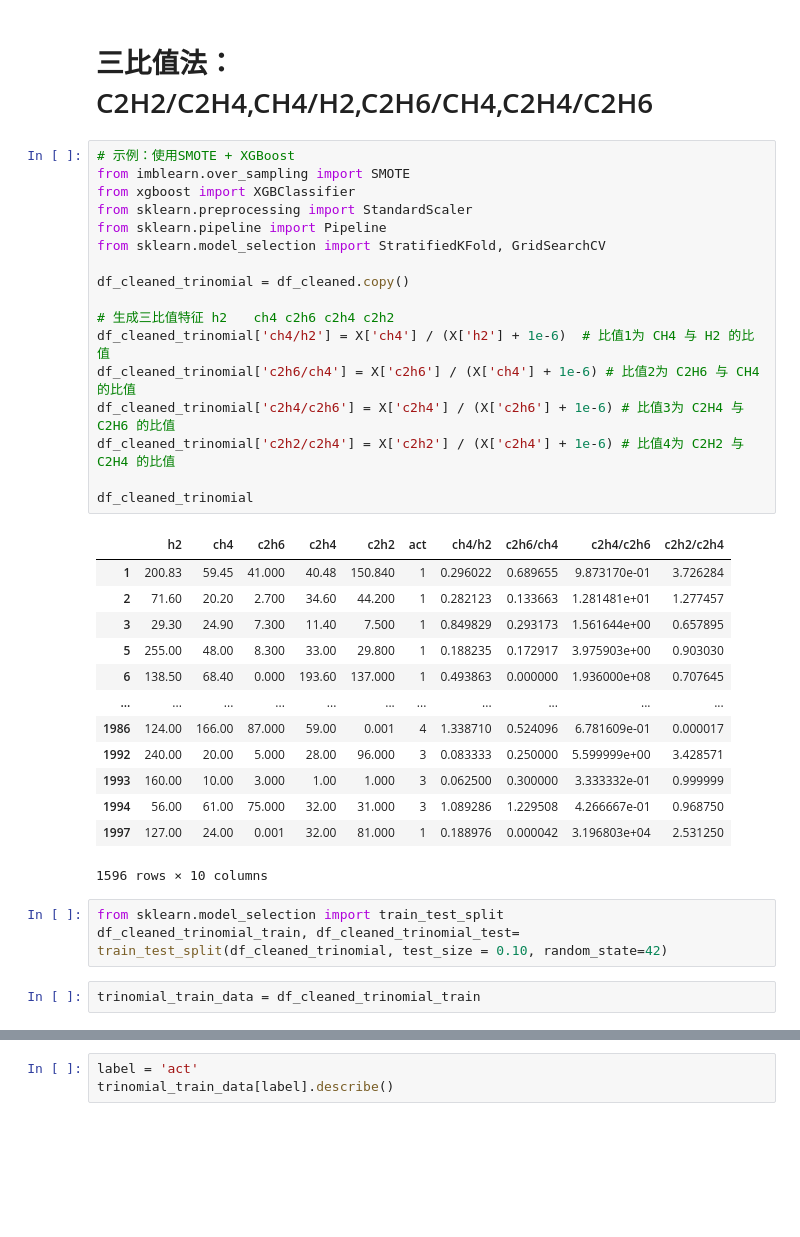
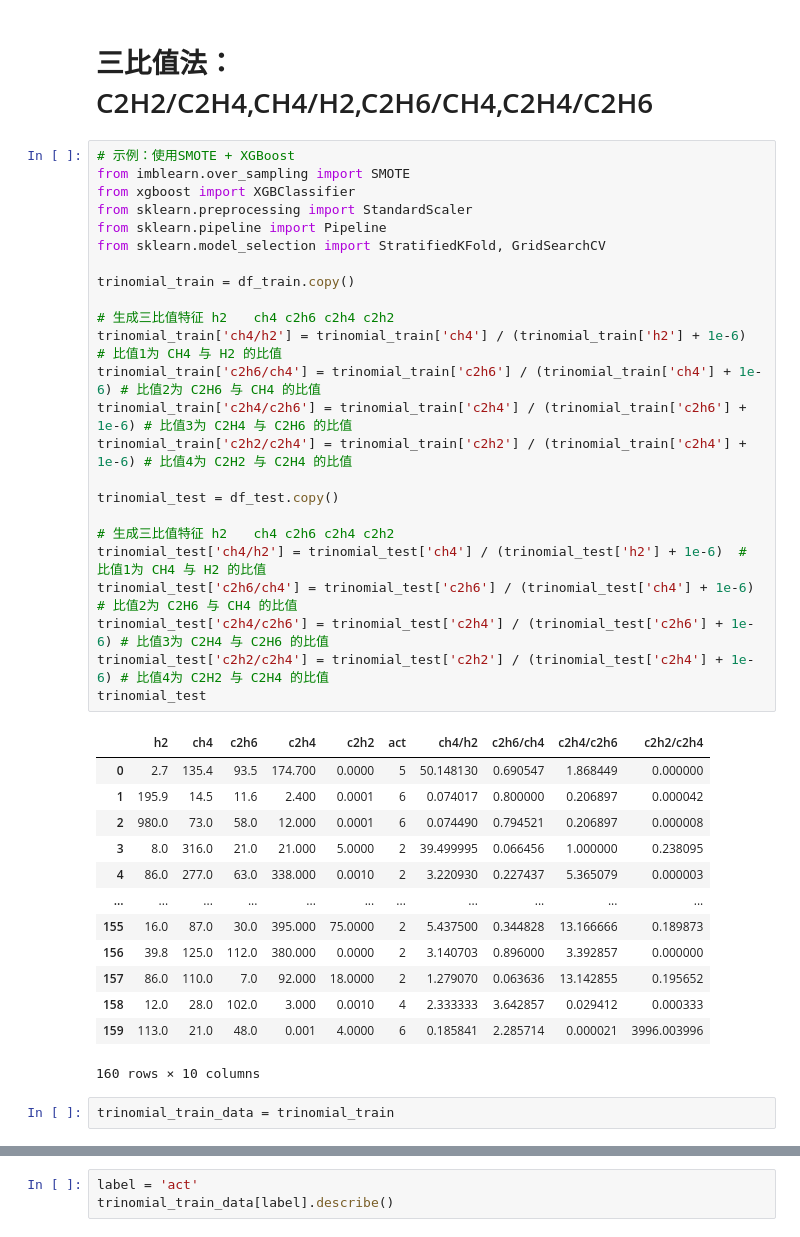
Before and after one commit to Sihan0229/DGA, a Jupyter notebook: Dissolved-Gas-Analysis/DGA_classifer.ipynb, the cells around one changed output, grey strips where cells are left out. Drawn from its saved outputs; the diff is of its cells as text; blank space fills up the shorter version.

```diff
--- a/Dissolved-Gas-Analysis/DGA_classifer.ipynb
+++ b/Dissolved-Gas-Analysis/DGA_classifer.ipynb
@@ -283,39 +283,43 @@ leaderboard 已保存到
 # %%
 # 示例：使用SMOTE + XGBoost
 from imblearn.over_sampling import SMOTE
 from xgboost import XGBClassifier
 from sklearn.preprocessing import StandardScaler
 from sklearn.pipeline import Pipeline
 from sklearn.model_selection import StratifiedKFold, GridSearchCV
 
-df_cleaned_trinomial = df_cleaned.copy()
+trinomial_train = df_train.copy()
 
 # 生成三比值特征 h2	ch4	c2h6 c2h4 c2h2
-df_cleaned_trinomial['ch4/h2'] = X['ch4'] / (X['h2'] + 1e-6)  # 比值1为 CH4 与 H2 的比值
-df_cleaned_trinomial['c2h6/ch4'] = X['c2h6'] / (X['ch4'] + 1e-6) # 比值2为 C2H6 与 CH4 的比值
-df_cleaned_trinomial['c2h4/c2h6'] = X['c2h4'] / (X['c2h6'] + 1e-6) # 比值3为 C2H4 与 C2H6 的比值
-df_cleaned_trinomial['c2h2/c2h4'] = X['c2h2'] / (X['c2h4'] + 1e-6) # 比值4为 C2H2 与 C2H4 的比值
+trinomial_train['ch4/h2'] = trinomial_train['ch4'] / (trinomial_train['h2'] + 1e-6)  # 比值1为 CH4 与 H2 的比值
+trinomial_train['c2h6/ch4'] = trinomial_train['c2h6'] / (trinomial_train['ch4'] + 1e-6) # 比值2为 C2H6 与 CH4 的比值
+trinomial_train['c2h4/c2h6'] = trinomial_train['c2h4'] / (trinomial_train['c2h6'] + 1e-6) # 比值3为 C2H4 与 C2H6 的比值
+trinomial_train['c2h2/c2h4'] = trinomial_train['c2h2'] / (trinomial_train['c2h4'] + 1e-6) # 比值4为 C2H2 与 C2H4 的比值
 
-df_cleaned_trinomial
+trinomial_test = df_test.copy()
+
+# 生成三比值特征 h2	ch4	c2h6 c2h4 c2h2
+trinomial_test['ch4/h2'] = trinomial_test['ch4'] / (trinomial_test['h2'] + 1e-6)  # 比值1为 CH4 与 H2 的比值
+trinomial_test['c2h6/ch4'] = trinomial_test['c2h6'] / (trinomial_test['ch4'] + 1e-6) # 比值2为 C2H6 与 CH4 的比值
+trinomial_test['c2h4/c2h6'] = trinomial_test['c2h4'] / (trinomial_test['c2h6'] + 1e-6) # 比值3为 C2H4 与 C2H6 的比值
+trinomial_test['c2h2/c2h4'] = trinomial_test['c2h2'] / (trinomial_test['c2h4'] + 1e-6) # 比值4为 C2H2 与 C2H4 的比值
+trinomial_test
 # %% [output]
 |  | h2 | ch4 | c2h6 | c2h4 | c2h2 | act | ch4/h2 | c2h6/ch4 | c2h4/c2h6 | c2h2/c2h4 |
-| 1 | 200.83 | 59.45 | 41.000 | 40.48 | 150.840 | 1 | 0.296022 | 0.689655 | 9.873170e-01 | 3.726284 |
-| 2 | 71.60 | 20.20 | 2.700 | 34.60 | 44.200 | 1 | 0.282123 | 0.133663 | 1.281481e+01 | 1.277457 |
-| 3 | 29.30 | 24.90 | 7.300 | 11.40 | 7.500 | 1 | 0.849829 | 0.293173 | 1.561644e+00 | 0.657895 |
-| 5 | 255.00 | 48.00 | 8.300 | 33.00 | 29.800 | 1 | 0.188235 | 0.172917 | 3.975903e+00 | 0.903030 |
-| 6 | 138.50 | 68.40 | 0.000 | 193.60 | 137.000 | 1 | 0.493863 | 0.000000 | 1.936000e+08 | 0.707645 |
+| 0 | 2.7 | 135.4 | 93.5 | 174.700 | 0.0000 | 5 | 50.148130 | 0.690547 | 1.868449 | 0.000000 |
+| 1 | 195.9 | 14.5 | 11.6 | 2.400 | 0.0001 | 6 | 0.074017 | 0.800000 | 0.206897 | 0.000042 |
+| 2 | 980.0 | 73.0 | 58.0 | 12.000 | 0.0001 | 6 | 0.074490 | 0.794521 | 0.206897 | 0.000008 |
+| 3 | 8.0 | 316.0 | 21.0 | 21.000 | 5.0000 | 2 | 39.499995 | 0.066456 | 1.000000 | 0.238095 |
+| 4 | 86.0 | 277.0 | 63.0 | 338.000 | 0.0010 | 2 | 3.220930 | 0.227437 | 5.365079 | 0.000003 |
 | ... | ... | ... | ... | ... | ... | ... | ... | ... | ... | ... |
-| 1986 | 124.00 | 166.00 | 87.000 | 59.00 | 0.001 | 4 | 1.338710 | 0.524096 | 6.781609e-01 | 0.000017 |
-| 1992 | 240.00 | 20.00 | 5.000 | 28.00 | 96.000 | 3 | 0.083333 | 0.250000 | 5.599999e+00 | 3.428571 |
-| 1993 | 160.00 | 10.00 | 3.000 | 1.00 | 1.000 | 3 | 0.062500 | 0.300000 | 3.333332e-01 | 0.999999 |
-| 1994 | 56.00 | 61.00 | 75.000 | 32.00 | 31.000 | 3 | 1.089286 | 1.229508 | 4.266667e-01 | 0.968750 |
-| 1997 | 127.00 | 24.00 | 0.001 | 32.00 | 81.000 | 1 | 0.188976 | 0.000042 | 3.196803e+04 | 2.531250 |
+| 155 | 16.0 | 87.0 | 30.0 | 395.000 | 75.0000 | 2 | 5.437500 | 0.344828 | 13.166666 | 0.189873 |
+| 156 | 39.8 | 125.0 | 112.0 | 380.000 | 0.0000 | 2 | 3.140703 | 0.896000 | 3.392857 | 0.000000 |
+| 157 | 86.0 | 110.0 | 7.0 | 92.000 | 18.0000 | 2 | 1.279070 | 0.063636 | 13.142855 | 0.195652 |
+| 158 | 12.0 | 28.0 | 102.0 | 3.000 | 0.0010 | 4 | 2.333333 | 3.642857 | 0.029412 | 0.000333 |
+| 159 | 113.0 | 21.0 | 48.0 | 0.001 | 4.0000 | 6 | 0.185841 | 2.285714 | 0.000021 | 3996.003996 |
-1596 rows × 10 columns
+160 rows × 10 columns
-# %%
-from sklearn.model_selection import train_test_split
-df_cleaned_trinomial_train, df_cleaned_trinomial_test= train_test_split(df_cleaned_trinomial, test_size = 0.10, random_state=42)
 # %%
-trinomial_train_data = df_cleaned_trinomial_train
+trinomial_train_data = trinomial_train
 # %%
 trinomial_train_data.head()
 # %% [output]
```
Also changed, not shown: parts of 6 cells of this notebook, 41 other files.
